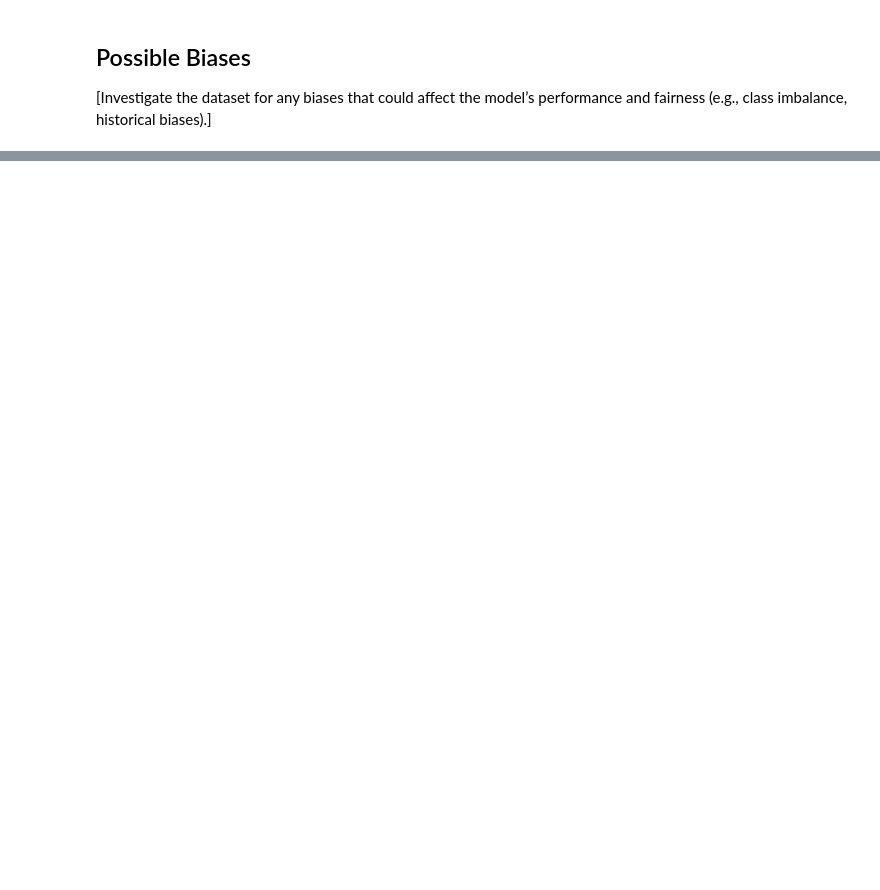
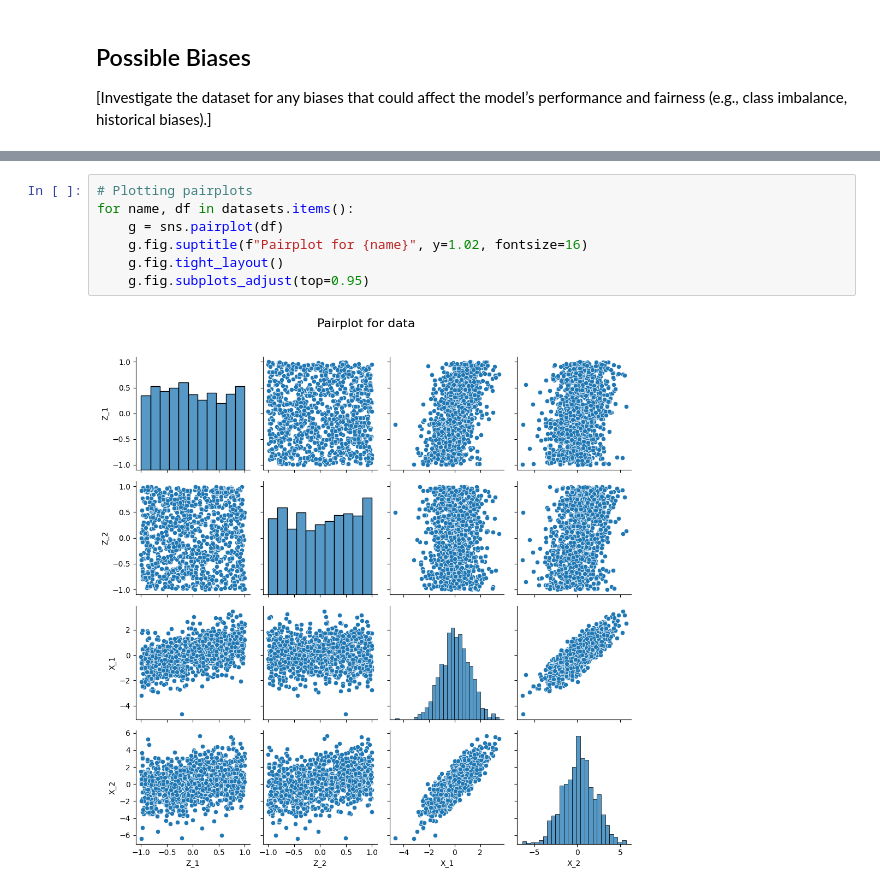
Before and after one commit to irisyyl/Casual_Inference_causal_direction_iv, a Jupyter notebook: 1_DatasetCharacteristics/exploratory_data_analysis.ipynb, the cells around one changed output, grey strips where cells are left out. Drawn from its saved outputs; the diff is of its cells as text; blank space fills up the shorter version.

```diff
--- a/1_DatasetCharacteristics/exploratory_data_analysis.ipynb
+++ b/1_DatasetCharacteristics/exploratory_data_analysis.ipynb
@@ -103,0 +232,9 @@ plt.show()
+# %%
+# Plotting pairplots
+for name, df in datasets.items():
+    g = sns.pairplot(df)
+    g.fig.suptitle(f"Pairplot for {name}", y=1.02, fontsize=16)
+    g.fig.tight_layout()
+    g.fig.subplots_adjust(top=0.95)
+# %% [output]
+[figure, added]
```
Also changed, not shown: parts of 18 cells of this notebook, 4 other files.
